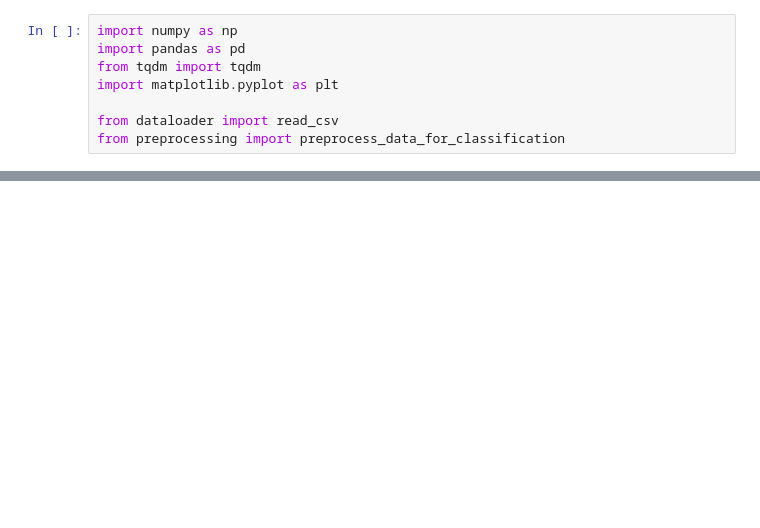
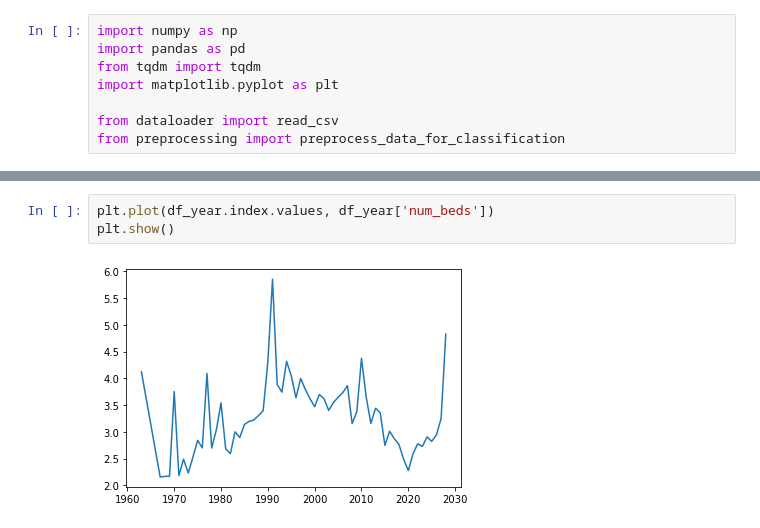
Before and after one commit to atul1696/cs5228-project, a Jupyter notebook: task3.ipynb, the cells around one changed output, grey strips where cells are left out. Drawn from its saved outputs; the diff is of its cells as text; blank space fills up the shorter version.

```diff
--- a/task3.ipynb
+++ b/task3.ipynb
@@ -31,0 +88,5 @@ plt.show()
+# %%
+plt.plot(df_year.index.values, df_year['num_beds'])
+plt.show()
+# %% [output]
+[figure, added]
```
Also changed, not shown: parts of 10 cells of this notebook.
